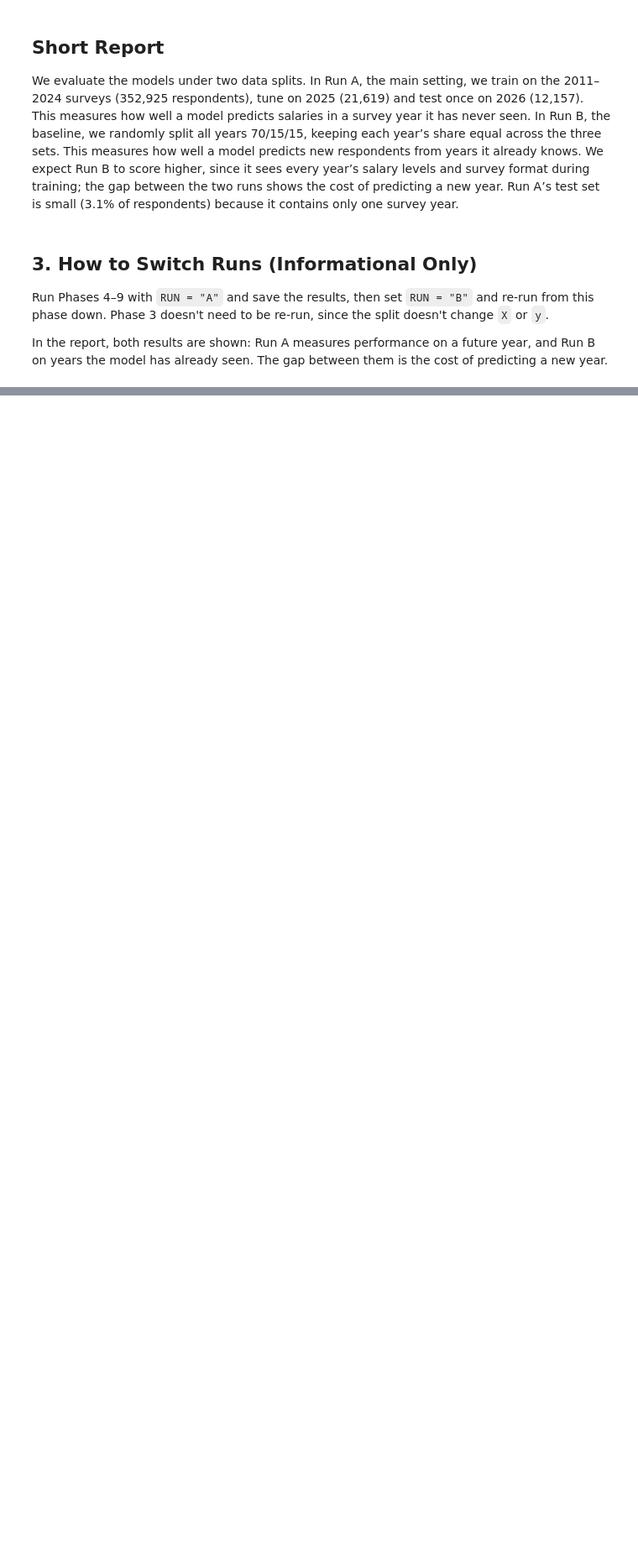
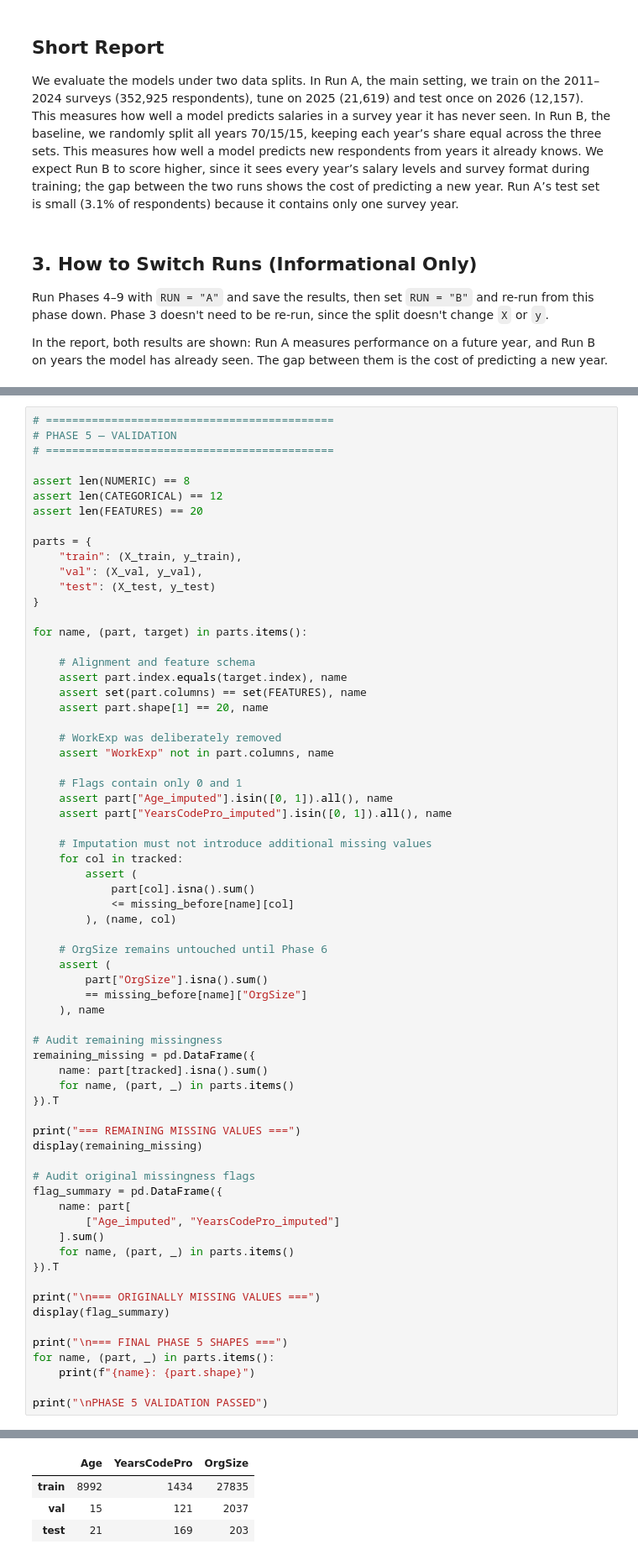
Before and after one commit to hsdeveloper6/dev-salary-intelligence, a Jupyter notebook: CURRENTmodeling.ipynb, the cells around one changed output, grey strips where cells are left out. Shown at 84% size. Drawn from its saved outputs; the diff is of its cells as text; blank space fills up the shorter version.

```diff
--- a/CURRENTmodeling.ipynb
+++ b/CURRENTmodeling.ipynb
@@ -500,0 +802,68 @@ In the report, both results are shown: Run A measures performance on a future ye
+# %%
+# ============================================
+# PHASE 5 — VALIDATION
+# ============================================
+
+assert len(NUMERIC) == 8
+assert len(CATEGORICAL) == 12
+assert len(FEATURES) == 20
+
+parts = {
+    "train": (X_train, y_train),
+    "val": (X_val, y_val),
+    "test": (X_test, y_test)
+}
+
+for name, (part, target) in parts.items():
+
+    # Alignment and feature schema
+    assert part.index.equals(target.index), name
+    assert set(part.columns) == set(FEATURES), name
+    assert part.shape[1] == 20, name
+
+    # WorkExp was deliberately removed
+    assert "WorkExp" not in part.columns, name
+
+    # Flags contain only 0 and 1
+    assert part["Age_imputed"].isin([0, 1]).all(), name
+    assert part["YearsCodePro_imputed"].isin([0, 1]).all(), name
+
+    # Imputation must not introduce additional missing values
+    for col in tracked:
+        assert (
+            part[col].isna().sum()
+            <= missing_before[name][col]
+        ), (name, col)
+
+    # OrgSize remains untouched until Phase 6
+    assert (
+        part["OrgSize"].isna().sum()
+        == missing_before[name]["OrgSize"]
+    ), name
+
+# Audit remaining missingness
+remaining_missing = pd.DataFrame({
+    name: part[tracked].isna().sum()
+    for name, (part, _) in parts.items()
+}).T
+
+print("=== REMAINING MISSING VALUES ===")
+display(remaining_missing)
+
+# Audit original missingness flags
+flag_summary = pd.DataFrame({
+    name: part[
+        ["Age_imputed", "YearsCodePro_imputed"]
+    ].sum()
+    for name, (part, _) in parts.items()
+}).T
+
+print("\n=== ORIGINALLY MISSING VALUES ===")
+display(flag_summary)
+
+print("\n=== FINAL PHASE 5 SHAPES ===")
+for name, (part, _) in parts.items():
+    print(f"{name}: {part.shape}")
+
+print("\nPHASE 5 VALIDATION PASSED")
+# %% [output]
@@ -500,0 +871,4 @@ In the report, both results are shown: Run A measures performance on a future ye
+|  | Age | YearsCodePro | OrgSize |
+| train | 8992 | 1434 | 27835 |
+| val | 15 | 121 | 2037 |
+| test | 21 | 169 | 203 |
```
Also changed, not shown: parts of 32 cells of this notebook.
